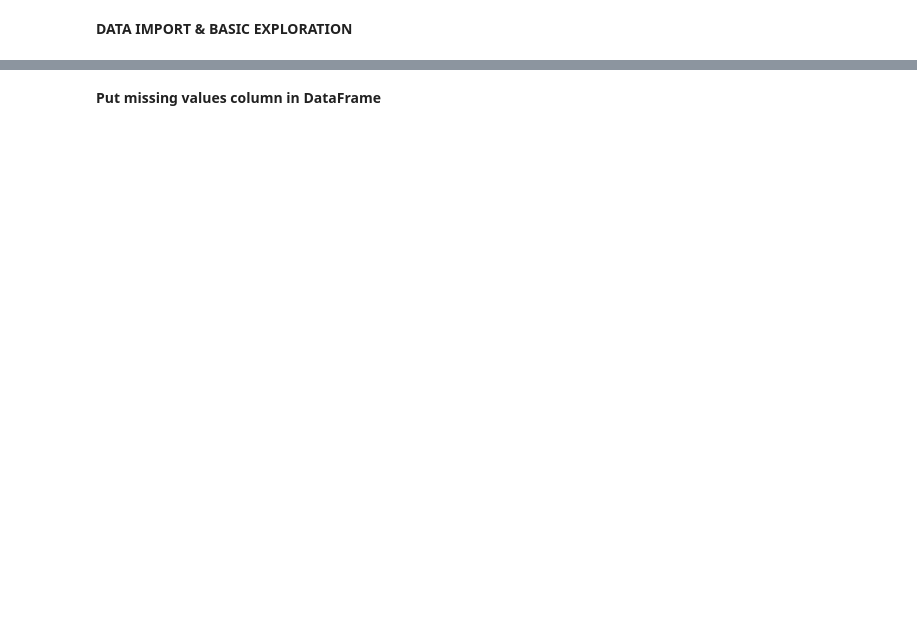
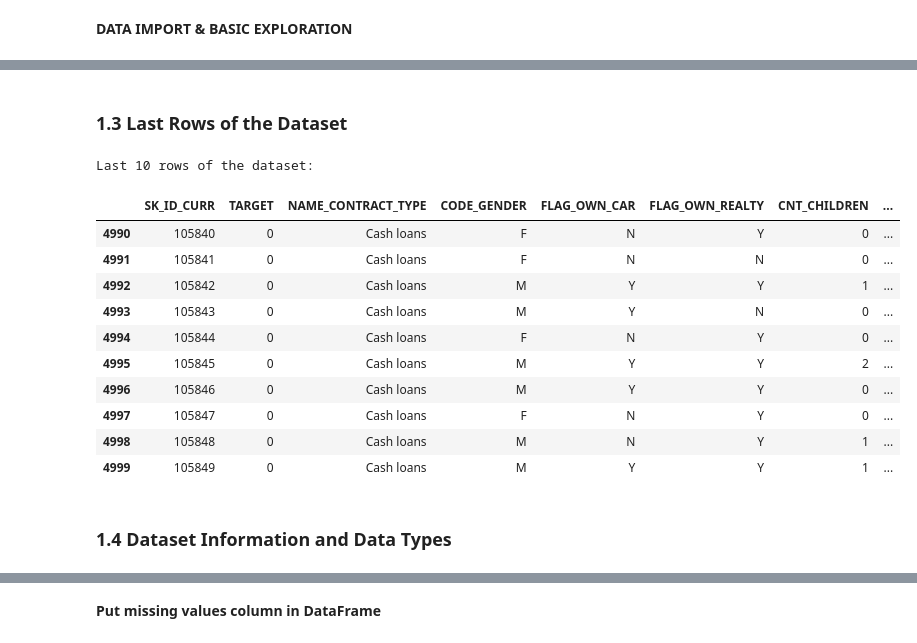
Before and after one commit to akgangadharan/Loan-Defaulter, a Jupyter notebook: loan.ipynb, the cells around one changed output, grey strips where cells are left out. Cells and saved outputs as stored; diff of their text form; code cells hidden in the pictures; blank space fills up the shorter version.

```diff
--- a/loan.ipynb
+++ b/loan.ipynb
@@ -14,0 +82,21 @@ df.head()
+# %% [markdown]
+### 1.3 Last Rows of the Dataset
+# %%
+# Display the last 10 rows of the dataset
+print("Last 10 rows of the dataset:")
+df.tail(10)
+# %% [output]
+Last 10 rows of the dataset:
+|  | SK_ID_CURR | TARGET | NAME_CONTRACT_TYPE | CODE_GENDER | FLAG_OWN_CAR | FLAG_OWN_REALTY | CNT_CHILDREN | ... |
+| 4990 | 105840 | 0 | Cash loans | F | N | Y | 0 | ... |
+| 4991 | 105841 | 0 | Cash loans | F | N | N | 0 | ... |
+| 4992 | 105842 | 0 | Cash loans | M | Y | Y | 1 | ... |
+| 4993 | 105843 | 0 | Cash loans | M | Y | N | 0 | ... |
+| 4994 | 105844 | 0 | Cash loans | F | N | Y | 0 | ... |
+| 4995 | 105845 | 0 | Cash loans | M | Y | Y | 2 | ... |
+| 4996 | 105846 | 0 | Cash loans | M | Y | Y | 0 | ... |
+| 4997 | 105847 | 0 | Cash loans | F | N | Y | 0 | ... |
+| 4998 | 105848 | 0 | Cash loans | M | N | Y | 1 | ... |
+| 4999 | 105849 | 0 | Cash loans | M | Y | Y | 1 | ... |
+# %% [markdown]
+### 1.4 Dataset Information and Data Types
```
Also changed, not shown: parts of 122 cells of this notebook.
